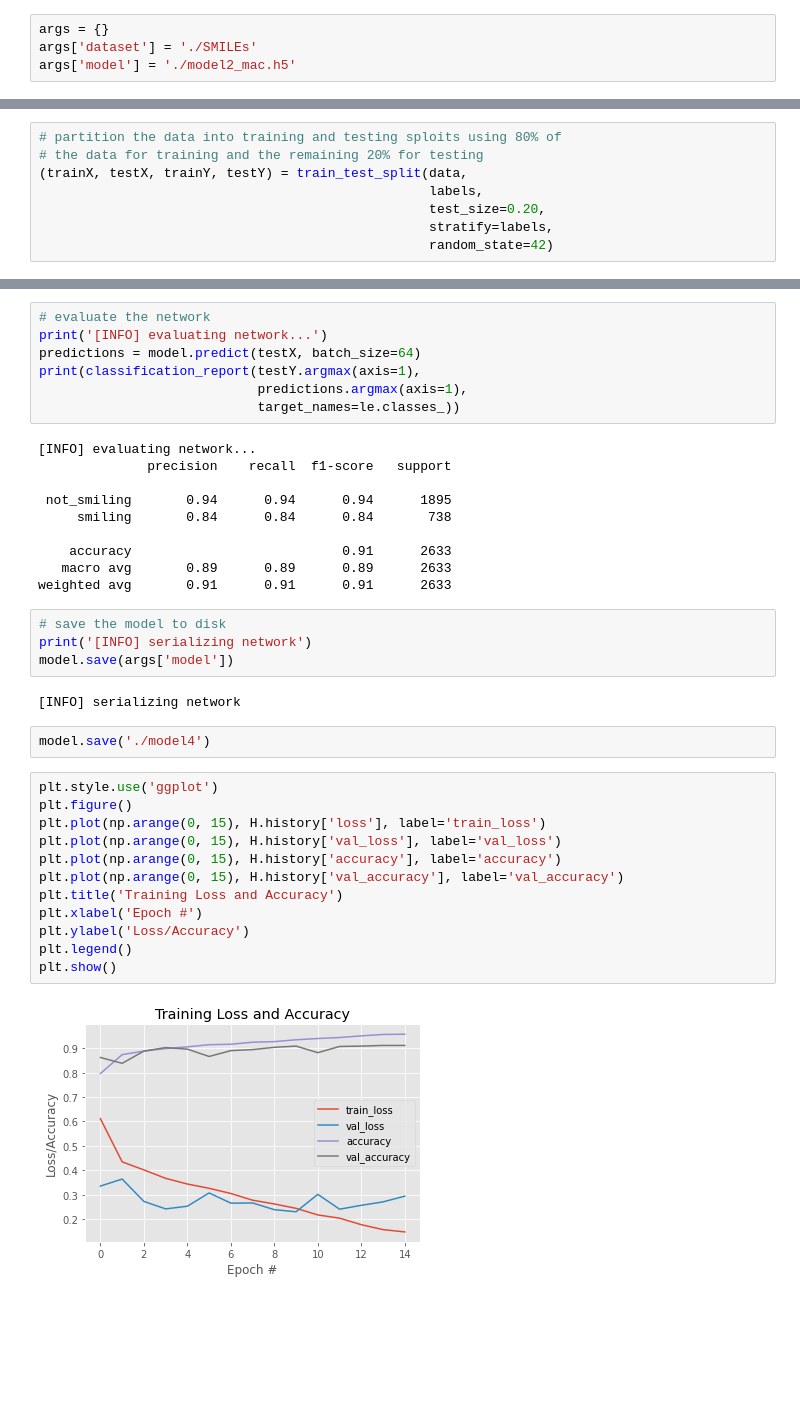
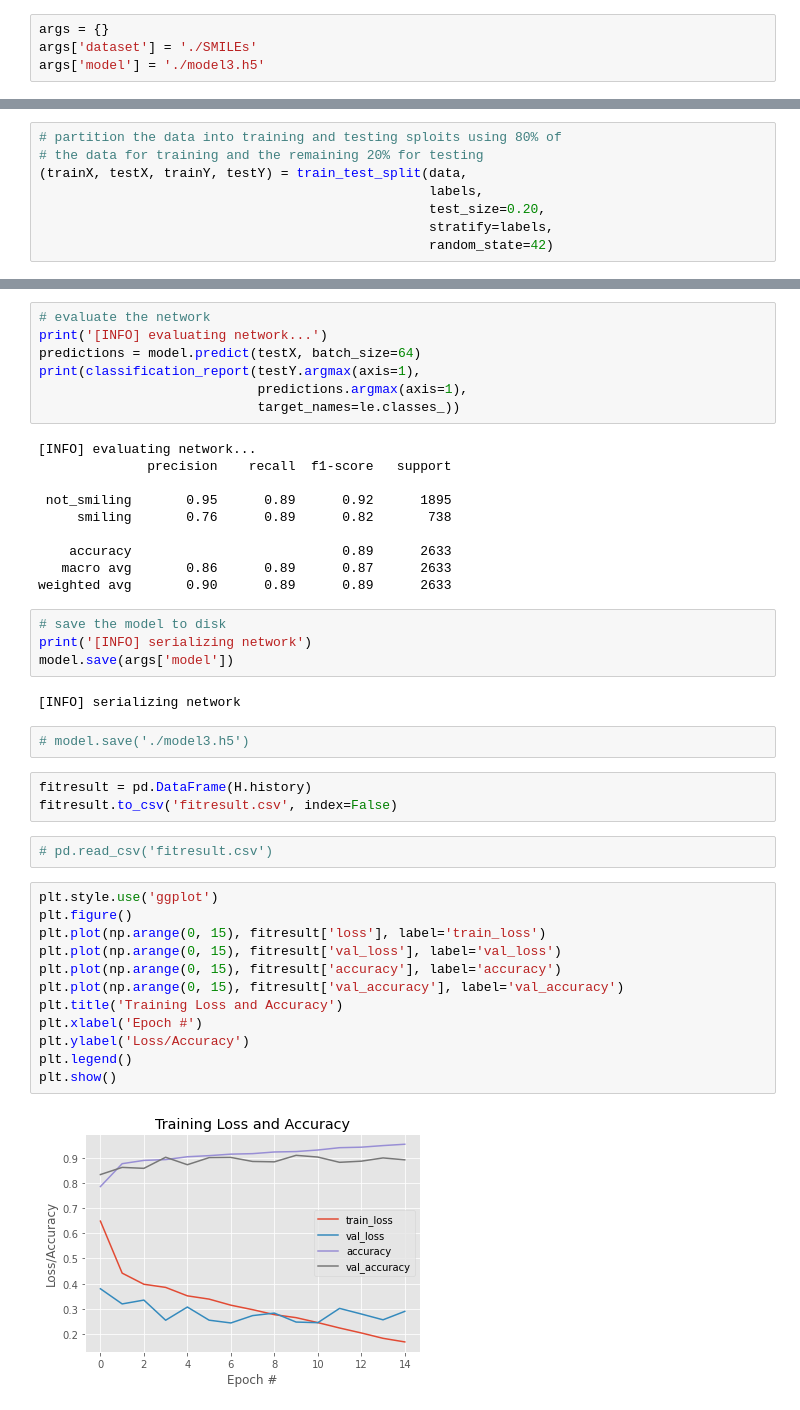
Before and after one commit to yahiakala/streamlit-tutorials, a Jupyter notebook: train_model.ipynb, the cells around one changed output, grey strips where cells are left out. Saved outputs shown, nothing was run; the diff lists cells and outputs as text; blank space fills up the shorter version.

Commit message:
Added some detail to training

```diff
--- a/train_model.ipynb
+++ b/train_model.ipynb
@@ -17,7 +19,7 @@ Using TensorFlow backend.
 # %%
 args = {}
 args['dataset'] = './SMILEs'
-args['model'] = './model2_mac.h5'
+args['model'] = './model3.h5'
 # %%
 # initialize the list of data and labels
 data = []
@@ -112,12 +117,12 @@ print(classification_report(testY.argmax(axis=1),
 [INFO] evaluating network...
               precision    recall  f1-score   support
 
- not_smiling       0.94      0.94      0.94      1895
-     smiling       0.84      0.84      0.84       738
+ not_smiling       0.95      0.89      0.92      1895
+     smiling       0.76      0.89      0.82       738
 
-    accuracy                           0.91      2633
-   macro avg       0.89      0.89      0.89      2633
-weighted avg       0.91      0.91      0.91      2633
+    accuracy                           0.89      2633
+   macro avg       0.86      0.89      0.87      2633
+weighted avg       0.90      0.89      0.89      2633
 # %%
 # save the model to disk
 print('[INFO] serializing network')
@@ -125,18 +130,23 @@ model.save(args['model'])
 # %% [output]
 [INFO] serializing network
 # %%
-model.save('./model4')
+# model.save('./model3.h5')
+# %%
+fitresult = pd.DataFrame(H.history)
+fitresult.to_csv('fitresult.csv', index=False)
+# %%
+# pd.read_csv('fitresult.csv')
 # %%
 plt.style.use('ggplot')
 plt.figure()
-plt.plot(np.arange(0, 15), H.history['loss'], label='train_loss')
-plt.plot(np.arange(0, 15), H.history['val_loss'], label='val_loss')
-plt.plot(np.arange(0, 15), H.history['accuracy'], label='accuracy')
-plt.plot(np.arange(0, 15), H.history['val_accuracy'], label='val_accuracy')
+plt.plot(np.arange(0, 15), fitresult['loss'], label='train_loss')
+plt.plot(np.arange(0, 15), fitresult['val_loss'], label='val_loss')
+plt.plot(np.arange(0, 15), fitresult['accuracy'], label='accuracy')
+plt.plot(np.arange(0, 15), fitresult['val_accuracy'], label='val_accuracy')
 plt.title('Training Loss and Accuracy')
 plt.xlabel('Epoch #')
 plt.ylabel('Loss/Accuracy')
 plt.legend()
 plt.show()
 # %% [output]
-[figure, old version]
+[figure, new version]
```
Also changed, not shown: parts of 5 cells of this notebook, 7 other files.
